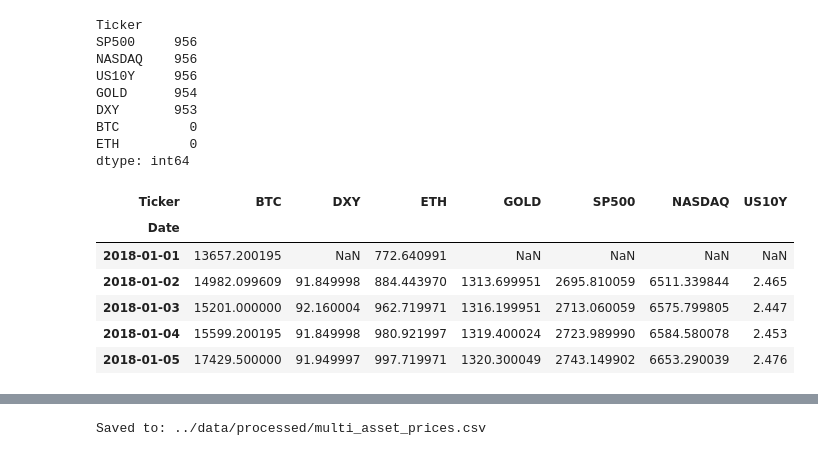
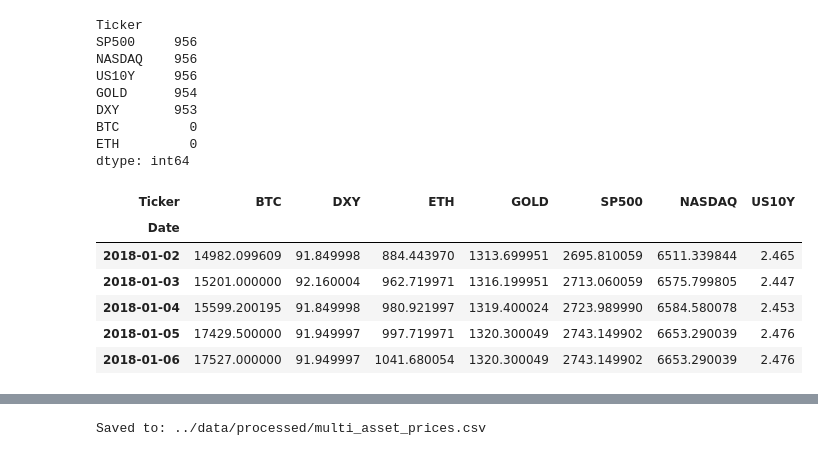
Before and after one commit to rkaban-personal/crypto-macro-correlation-analysis, a Jupyter notebook: notebooks/01_data_collection.ipynb, the cells around one changed output, grey strips where cells are left out. Drawn from its saved outputs; the diff is of its cells as text; code cells hidden in the pictures.

```diff
--- a/notebooks/01_data_collection.ipynb
+++ b/notebooks/01_data_collection.ipynb
@@ -71,20 +73,21 @@ BTC         0
 ETH         0
 dtype: int64
 # %%
+# Forward fill missing values
 close_prices_clean = close_prices.ffill()
 
-# Drop rows where all assets are still missing
-close_prices_clean = close_prices_clean.dropna(how="all")
+# Remove rows that still contain any missing values
+close_prices_clean = close_prices_clean.dropna()
 
 close_prices_clean.head()
 # %% [output]
 | Ticker | BTC | DXY | ETH | GOLD | SP500 | NASDAQ | US10Y |
 | Date |  |  |  |  |  |  |  |
-| 2018-01-01 | 13657.200195 | NaN | 772.640991 | NaN | NaN | NaN | NaN |
 | 2018-01-02 | 14982.099609 | 91.849998 | 884.443970 | 1313.699951 | 2695.810059 | 6511.339844 | 2.465 |
 | 2018-01-03 | 15201.000000 | 92.160004 | 962.719971 | 1316.199951 | 2713.060059 | 6575.799805 | 2.447 |
 | 2018-01-04 | 15599.200195 | 91.849998 | 980.921997 | 1319.400024 | 2723.989990 | 6584.580078 | 2.453 |
 | 2018-01-05 | 17429.500000 | 91.949997 | 997.719971 | 1320.300049 | 2743.149902 | 6653.290039 | 2.476 |
+| 2018-01-06 | 17527.000000 | 91.949997 | 1041.680054 | 1320.300049 | 2743.149902 | 6653.290039 | 2.476 |
 # %%
 print("Shape:", close_prices_clean.shape)
 print("Start date:", close_prices_clean.index.min())
```
Also changed, not shown: parts of 10 cells of this notebook, 1 other file.
